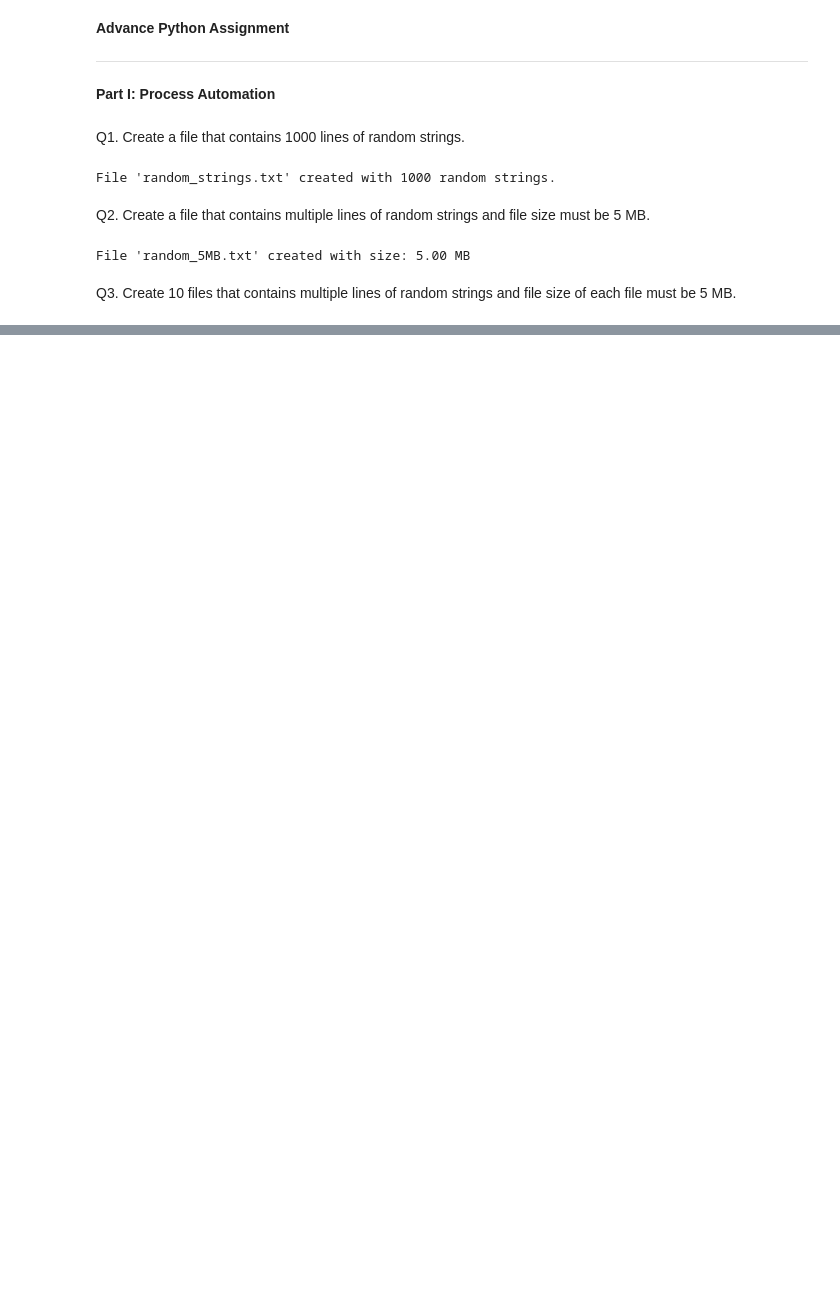
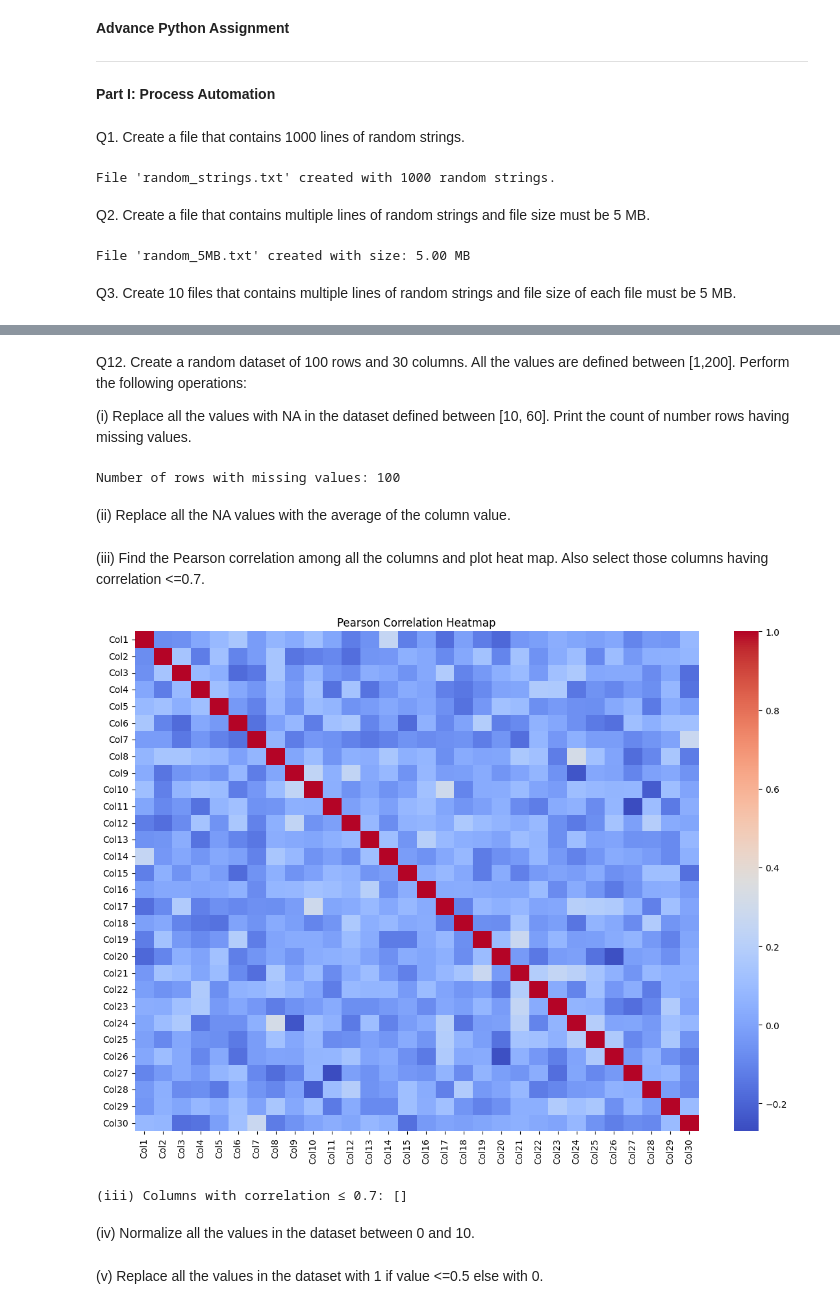
Before and after one commit to Bhavya-1209/Advance-Python-Assignment, a Jupyter notebook: Assignment_Advance_python.ipynb, the cells around one changed output, grey strips where cells are left out. Cells and saved outputs as stored; diff of their text form; code cells hidden in the pictures; blank space fills up the shorter version.

```diff
--- a/Assignment_Advance_python.ipynb
+++ b/Assignment_Advance_python.ipynb
@@ -59,0 +246,53 @@ Q3. Create 10 files that contains multiple lines of random strings and file size
+# %% [markdown]
+Q12. Create a random dataset of 100 rows and 30 columns. All the values are defined between [1,200]. Perform the following operations:
+
+(i) Replace all the values with NA in the dataset defined between [10, 60]. Print the count of number rows having missing values.
+# %%
+import numpy as np
+import pandas as pd
+import matplotlib.pyplot as plt
+import seaborn as sns
+from sklearn.preprocessing import MinMaxScaler
+import warnings
+warnings.simplefilter(action='ignore', category=FutureWarning)
+
+# Step 1: Create dataset (100 rows, 30 columns) with values in [1, 200]
+np.random.seed(42)
+data = np.random.randint(1, 201, size=(100, 30))
+df = pd.DataFrame(data, columns=[f'Col{i+1}' for i in range(30)])
+
+# (i) Replace values between [10, 60] with NA and count rows with NA
+df_na = df.mask(df.applymap(lambda x: 10 <= x <= 60))
+rows_with_na = df_na.isnull().any(axis=1).sum()
+print(f"Number of rows with missing values: {rows_with_na}")
+# %% [output]
+Number of rows with missing values: 100
+# %% [markdown]
+(ii) Replace all the NA values with the average of the column value.
+# %%
+# (ii) Replace NA with column mean
+df_filled = df_na.fillna(df_na.mean(numeric_only=True))
+# %% [markdown]
+(iii) Find the Pearson correlation among all the columns and plot heat map. Also select those columns having correlation <=0.7.
+# %%
+# (iii) Pearson Correlation and Heatmap
+corr_matrix = df_filled.corr(method='pearson')
+
+# Plot heatmap
+plt.figure(figsize=(14, 10))
+sns.heatmap(corr_matrix, cmap='coolwarm', annot=False)
+plt.title("Pearson Correlation Heatmap")
+plt.show()
+
+# Select columns with correlation <= 0.7 (pairwise)
+# We'll remove one of the pairs if they are too correlated
+upper = corr_matrix.where(np.triu(np.ones(corr_matrix.shape), k=1).astype(bool))
+
+# Select columns where all correlations are ≤ 0.7
+selected_columns = [col for col in upper.columns if all(upper[col].abs() <= 0.7)]
+print(f"(iii) Columns with correlation ≤ 0.7: {selected_columns}")
+# %% [output]
+[figure, added]
+(iii) Columns with correlation ≤ 0.7: []
+# %% [markdown]
+(iv) Normalize all the values in the dataset between 0 and 10.
@@ -59,0 +303,2 @@ Q3. Create 10 files that contains multiple lines of random strings and file size
+# %% [markdown]
+(v) Replace all the values in the dataset with 1 if value <=0.5 else with 0.
```
Also changed, not shown: parts of 17 cells of this notebook.
